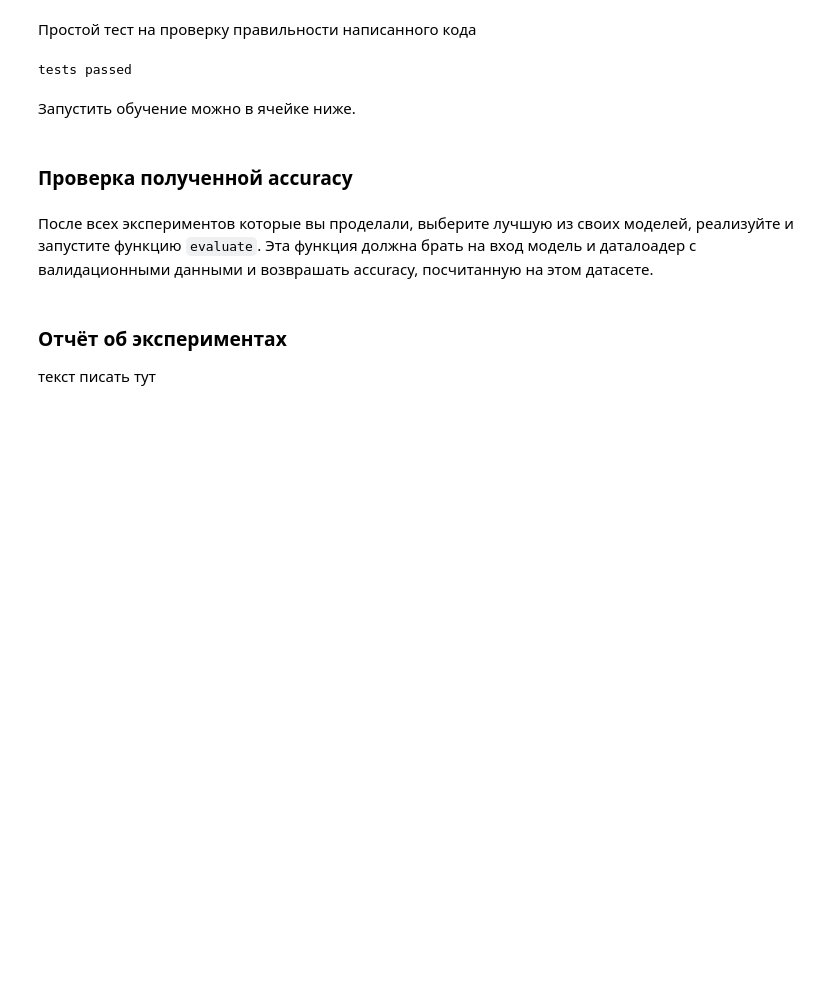
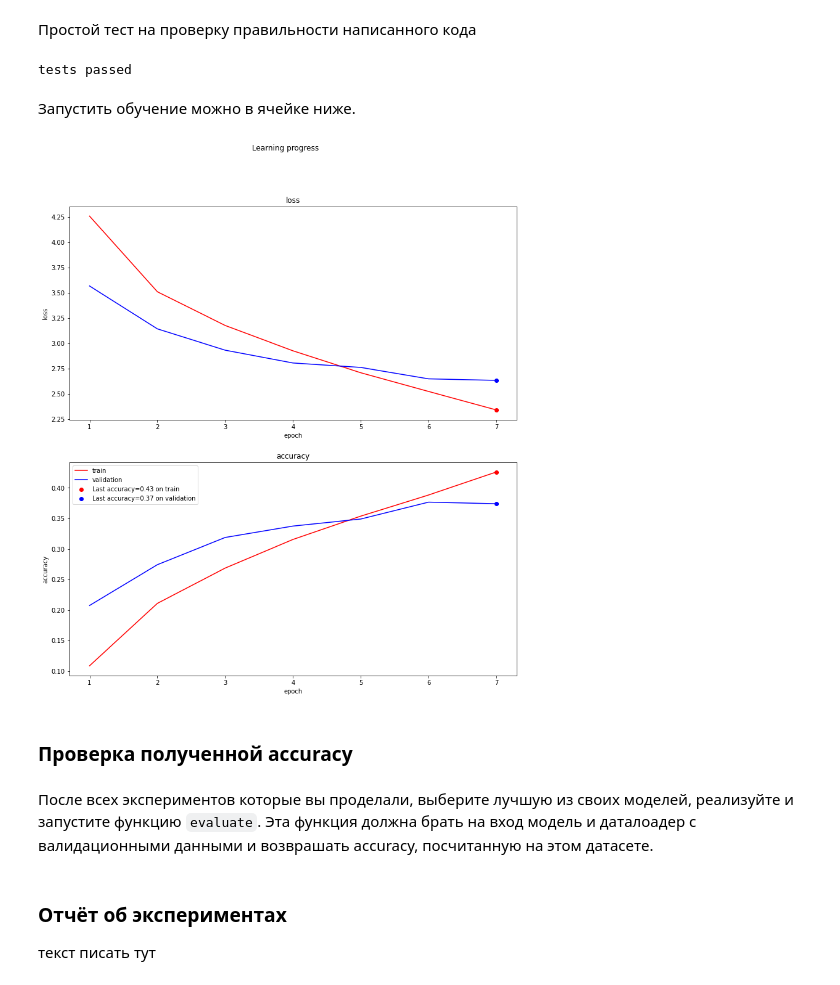
Before and after one commit to alyonabelenko/Courses, a Jupyter notebook: IAD3/homework-02/hw2.ipynb, the cells around one changed output. Saved outputs shown, nothing was run; the diff lists cells and outputs as text; code cells hidden in the pictures; blank space fills up the shorter version.

```diff
--- a/IAD3/homework-02/hw2.ipynb
+++ b/IAD3/homework-02/hw2.ipynb
@@ -84,12 +89,12 @@ train  val
 train_transform = transforms.Compose([
     transforms.RandomHorizontalFlip(),
     transforms.ToTensor(),
-    transforms.Normalize((0.5, 0.5, 0.5), (1, 1, 1)),
+    transforms.Normalize((0.4914, 0.4822, 0.4465), (0.2023, 0.1994, 0.2010))
 ]
 )
 val_transform = transforms.Compose([
     transforms.ToTensor(),
-    transforms.Normalize((0.5, 0.5, 0.5), (1, 1, 1)),
+    transforms.Normalize((0.4914, 0.4822, 0.4465), (0.2023, 0.1994, 0.2010))
 ]
 )
 
@@ -188,7 +193,7 @@ def plot_metrics(train, val):
     fig, axs = plt.subplots(2, figsize=(13, 14))
     fig.suptitle('Learning progress')
 
-    epoch = len(train[metric_name])
+    epoch = len(train['loss'])
     for i, metric_name in enumerate(['loss', 'accuracy']):
         train_metric = train[metric_name]
         val_metric = val[metric_name]
@@ -196,9 +201,10 @@ def plot_metrics(train, val):
         axs[i].set(xlabel='epoch', ylabel=metric_name)
         axs[i].plot(np.arange(1, epoch + 1), train_metric, label='train', color='r')
         axs[i].plot(np.arange(1, epoch + 1), val_metric, label='validation', color='b')
-        axs[i].scatter(epoch, train_metric[-1], label='Last {}={:.2f} on train'.format(metric_name, train_metric[-1]))
-        axs[i].scatter(epoch, val_metric[-1], label='Last {}={:.2f} on validation'.format(metric_name, val_metric[-1]))
-
+        axs[i].scatter(epoch, train_metric[-1], label='Last {}={:.2f} on train'.format(metric_name, train_metric[-1]), color='r')
+        axs[i].scatter(epoch, val_metric[-1], label='Last {}={:.2f} on validation'.format(metric_name, val_metric[-1]), color='b')
+    plt.legend()
+    plt.show()
 
 # Частично мой код из первого домашнего задания
 def train(model, train_dataloader, val_dataloader, criterion, optimizer, device="cuda:0", n_epochs=10, scheduler=None):
@@ -214,11 +220,11 @@ def train(model, train_dataloader, val_dataloader, criterion, optimizer, device=
     for epoch in range(n_epochs):
         losses, predicted_classes, true_classes = train_one_epoch(model, train_dataloader, criterion, optimizer, device)
         train_metrics['loss'].append(losses.mean())
-        train_metrics['acc'].append((predicted_classes == true_classes).float().mean())
+        train_metrics['accuracy'].append((predicted_classes == true_classes).astype(float).mean())
 
         losses, predicted_classes, true_classes = predict(model, val_dataloader, criterion, device)
         val_metrics['loss'].append(losses.mean())
-        val_metrics['acc'].append((predicted_classes == true_classes).float().mean())
+        val_metrics['accuracy'].append((predicted_classes == true_classes).astype(float).mean())
 
         if scheduler is not None:
             scheduler.step()
@@ -258,8 +281,23 @@ print("tests passed")
 tests passed
 # %% [markdown]
 Запустить обучение можно в ячейке ниже.
-# %%
-train(model, train_dataloader, val_dataloader, criterion, optimizer, device, n_epochs, scheduler)
+# %%
+def set_random_seed(seed):
+    torch.backends.cudnn.deterministic = True
+    torch.manual_seed(seed)
+    torch.cuda.manual_seed(seed)
+    np.random.seed(seed)
+    random.seed(seed)
+# %%
+set_random_seed(42)
+model = get_model()
+optimizer = torch.optim.Adam(model.parameters(), lr=1e-3)
+criterion = nn.CrossEntropyLoss()
+scheduler = ExponentialLR(optimizer, gamma=0.95)
+# scheduler = None
+train(model, train_dataloader, val_dataloader, criterion, optimizer, device, 20, scheduler)
+# %% [output]
+[figure, added]
 # %% [markdown]
 ### Проверка полученной accuracy
 # %% [markdown]
```
Also changed, not shown: parts of 6 cells of this notebook.
